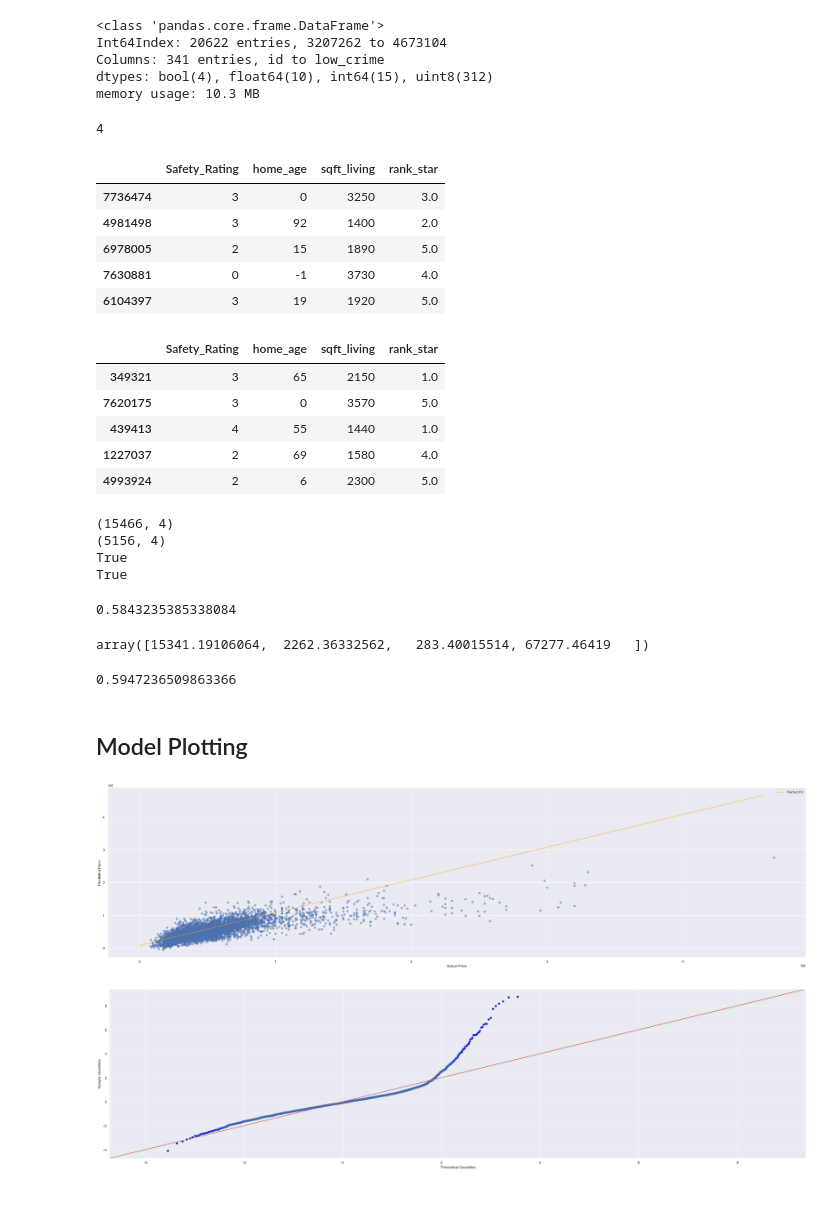
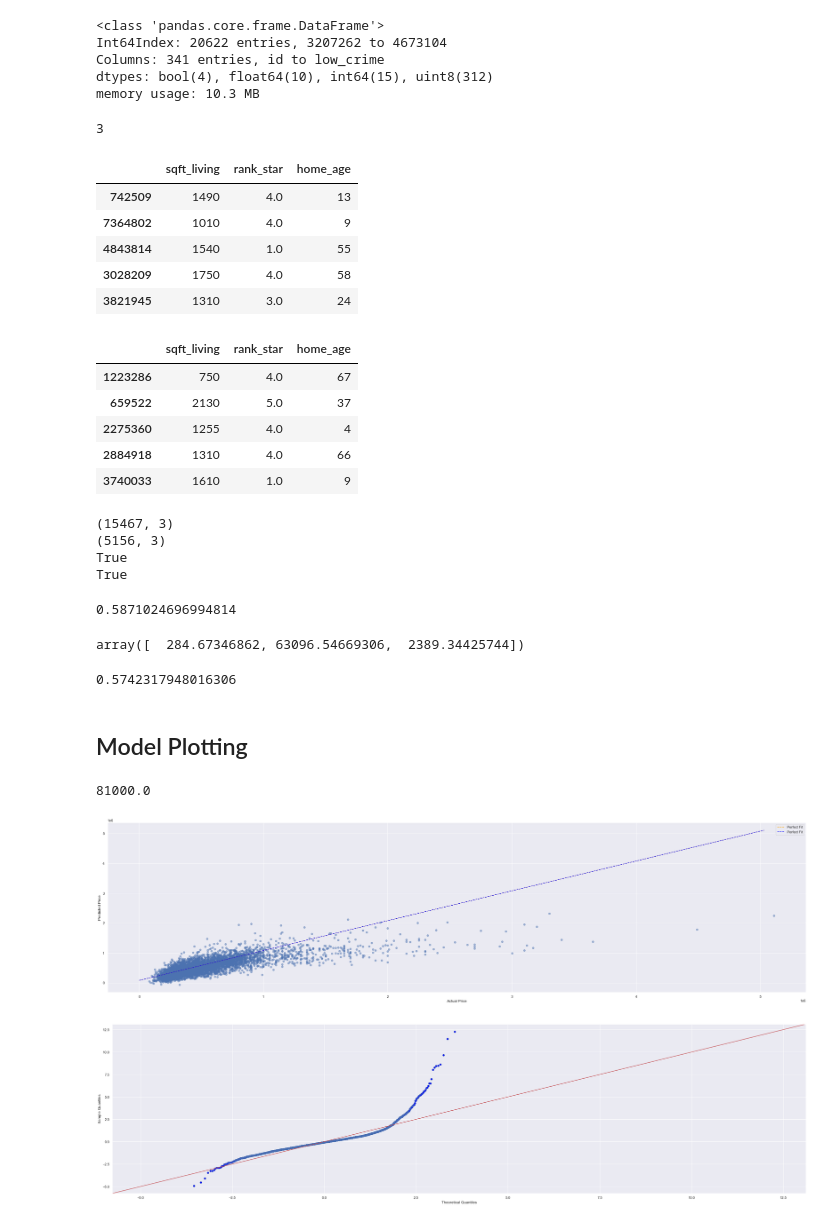
Before and after one commit to BryanKeating/BRB_Real_Esatate_Modeling, a Jupyter notebook: BRB_Realty_Co_Project_Notebook.ipynb, the cells around one changed output. Drawn from its saved outputs; the diff is of its cells as text; code cells hidden in the pictures.

Commit message:
updated notebook with visualizations 5/12

```diff
--- a/BRB_Realty_Co_Project_Notebook.ipynb
+++ b/BRB_Realty_Co_Project_Notebook.ipynb
@@ -1529,7 +1535,7 @@ from sklearn.model_selection import cross_validate
 
 
 y = house_df['price']
-X = house_df[['Safety_Rating','home_age','sqft_living','rank_star']]
+X = house_df[['sqft_living','rank_star','home_age',]]
 
 X_train, X_test, y_train, y_test = train_test_split(X,
                                                     y,
@@ -1539,23 +1545,23 @@ X_train, X_test, y_train, y_test = train_test_split(X,
 # %%
 len(X_test.columns)
 # %% [output]
-4
+3
 # %%
 display(X_train.head())
 display(X_test.head())
 # %% [output]
-|  | Safety_Rating | home_age | sqft_living | rank_star |
-| 7736474 | 3 | 0 | 3250 | 3.0 |
-| 4981498 | 3 | 92 | 1400 | 2.0 |
-| 6978005 | 2 | 15 | 1890 | 5.0 |
-| 7630881 | 0 | -1 | 3730 | 4.0 |
-| 6104397 | 3 | 19 | 1920 | 5.0 |
+|  | sqft_living | rank_star | home_age |
+| 742509 | 1490 | 4.0 | 13 |
+| 7364802 | 1010 | 4.0 | 9 |
+| 4843814 | 1540 | 1.0 | 55 |
+| 3028209 | 1750 | 4.0 | 58 |
+| 3821945 | 1310 | 3.0 | 24 |
-|  | Safety_Rating | home_age | sqft_living | rank_star |
-| 349321 | 3 | 65 | 2150 | 1.0 |
-| 7620175 | 3 | 0 | 3570 | 5.0 |
-| 439413 | 4 | 55 | 1440 | 1.0 |
-| 1227037 | 2 | 69 | 1580 | 4.0 |
-| 4993924 | 2 | 6 | 2300 | 5.0 |
+|  | sqft_living | rank_star | home_age |
+| 1223286 | 750 | 4.0 | 67 |
+| 659522 | 2130 | 5.0 | 37 |
+| 2275360 | 1255 | 4.0 | 4 |
+| 2884918 | 1310 | 4.0 | 66 |
+| 3740033 | 1610 | 1.0 | 9 |
 # %%
 print(X_train.shape)
 print(X_test.shape)
@@ -1563,8 +1569,8 @@ print(X_test.shape)
 print(X_train.shape[0] == y_train.shape[0])
 print(X_test.shape[0] == y_test.shape[0])
 # %% [output]
-(15466, 4)
-(5156, 4)
+(15467, 3)
+(5156, 3)
 True
 True
 # %%
@@ -1575,31 +1581,43 @@ train_test_model = lr.fit(X_train, y_train)
 #R^2 of the training data
 lr.score(X_train, y_train)
 # %% [output]
-0.5843235385338084
+0.5871024696994814
 # %%
 lr.coef_
 # %% [output]
-array([15341.19106064,  2262.36332562,   283.40015514, 67277.46419   ])
+array([  284.67346862, 63096.54669306,  2389.34425744])
 # %%
 lr.score(X_test, y_test)
 # %% [output]
-0.5947236509863366
+0.5742317948016306
 # %% [markdown]
 ## Model Plotting
+# %%
+profit_y = y_test.min()*.
+# %% [output]
+81000.0
 # %%
 preds = train_test_model.predict(X_test)
 fig, ax = plt.subplots()
 
 perfect_line = np.arange(y_test.min(), y_test.max())
+profit_line = np.arange(y_test.min(), y_test.max())
+
 ax.plot(perfect_line, linestyle="--", color="orange", label="Perfect Fit")
+ax.plot(profit_line, linestyle="--", color="blue", label="Perfect Fit")
+
+
 # ax.set_yscale("log")
 # ax.set_xscale("log")
+
+ax.set_ylim
+
 ax.scatter(y_test, preds, alpha=0.5)
 ax.set_xlabel("Actual Price")
 ax.set_ylabel("Predicted Price")
 ax.legend();
 # %% [output]
-[figure, old version]
+[figure, new version]
 # %%
 #Normality
 
@@ -1607,7 +1625,7 @@ import scipy.stats as stats
 residuals = (y_test - preds)
 sm.graphics.qqplot(residuals, dist=stats.norm, line='45', fit=True);
 # %% [output]
-[figure, old version]
+[figure, new version]
 # %%
 from statsmodels.stats.outliers_influence import variance_inflation_factor
 vif = [variance_inflation_factor(X_train.values, i) for i in range(X_train.shape[1])]
```
Also changed, not shown: parts of 8 cells of this notebook.
